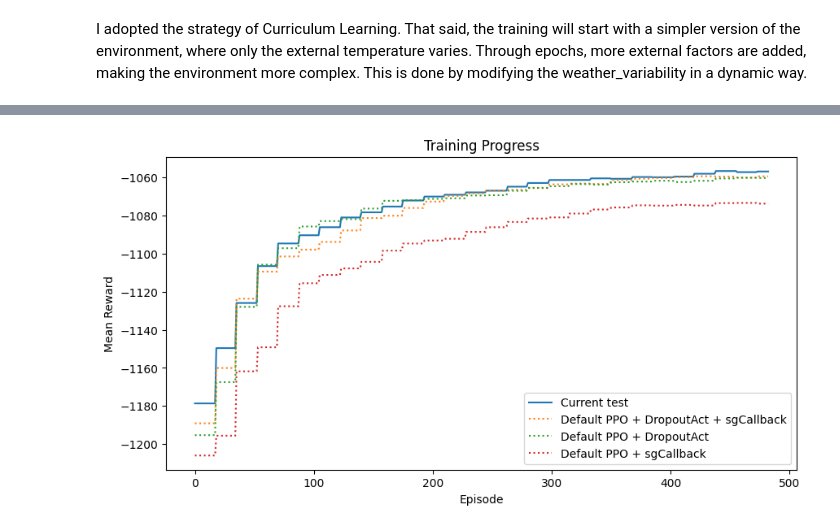
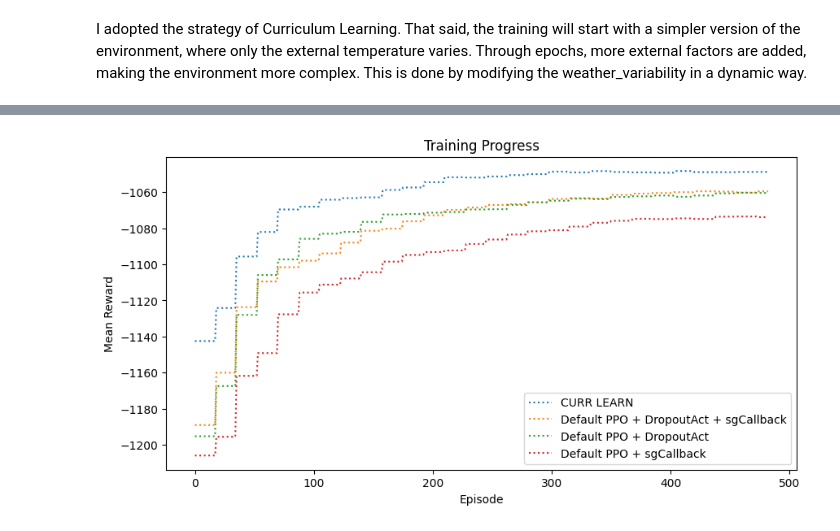
Before and after one commit to luigi-ga/RL_smart_energy_optimization, a Jupyter notebook: demo.ipynb, the cells around one changed output, grey strips where cells are left out. Drawn from its saved outputs; the diff is of its cells as text; code cells hidden in the pictures.

Commit message:
Curr learning working

```diff
--- a/demo.ipynb
+++ b/demo.ipynb
@@ -249,20 +341,21 @@ Progress: |**********
 # %%
 # Plotting
 plt.figure(figsize=(10, 5))
 # Dotted lines
 
 #plt.plot(np.load('data/activerl_dropoutAct_sgCallbackrewards_500_episodes.npy'), label='DropoutAct + sgCallback')
 #plt.plot(np.load('data/arctiverl_dropoutAct_rewards_500_episodes.npy'), label='DropoutAct')
 #plt.plot(np.load('data/PPO_CurrLearn_rewards_500_episodes.npy'), label='Curriculum Learning')
-plt.plot(rewards, label='Current test')
+#plt.plot(rewards, label='Current test')
 #plt.plot(np.load('data/PPO_CurrLearnv2_rewards_500_episodes.npy'), label='Curriculum Learning v2')
-plt.plot(np.load('data/activerl_dropoutAct_sgCallback_defaultPPO_rewards_500_episodes.npy'), label='Default PPO + DropoutAct + sgCallback', linestyle='dotted')
-plt.plot(np.load('data/activerl_dropoutAct_defaultPPO_rewards_500_episodes.npy'), label='Default PPO + DropoutAct', linestyle='dotted')
-plt.plot(np.load('data/activerl_sgCallback_defaultPPO_rewards_500_episodes.npy'), label='Default PPO + sgCallback', linestyle='dotted')
+plt.plot(np.load('results/Curr_Learning_rewards_500_episodes.npy'), label='CURR LEARN', linestyle='dotted')
+plt.plot(np.load('results/activerl_dropoutAct_sgCallback_defaultPPO_rewards_500_episodes.npy'), label='Default PPO + DropoutAct + sgCallback', linestyle='dotted')
+plt.plot(np.load('results/activerl_dropoutAct_defaultPPO_rewards_500_episodes.npy'), label='Default PPO + DropoutAct', linestyle='dotted')
+plt.plot(np.load('results/activerl_sgCallback_defaultPPO_rewards_500_episodes.npy'), label='Default PPO + sgCallback', linestyle='dotted')
 plt.xlabel('Episode')
 plt.ylabel('Mean Reward')
 plt.title('Training Progress')
 plt.legend()
 plt.show()
 # %% [output]
-[figure, old version]
+[figure, new version]
```
Also changed, not shown: parts of 3 cells of this notebook.
